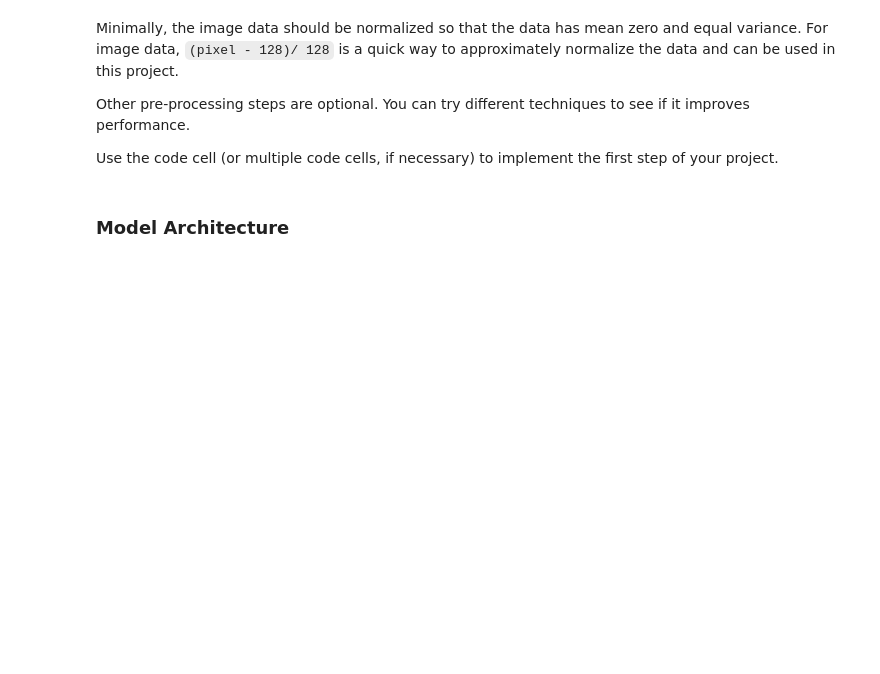
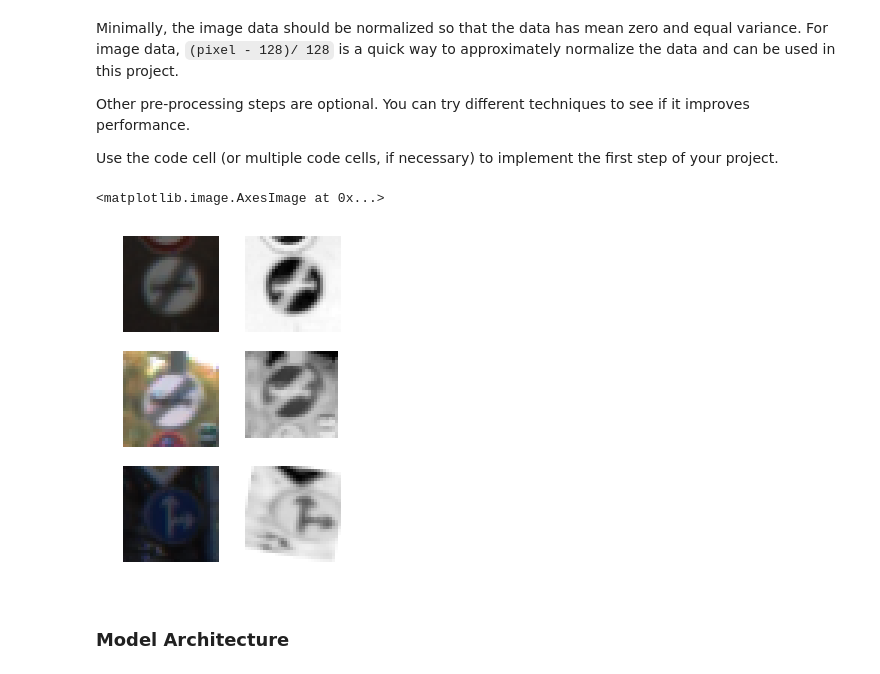
Before and after one commit to nickpoerio/CarND-Traffic-Sign-Classifier-Project, a Jupyter notebook: Traffic_Sign_Classifier.ipynb, the cells around one changed output. Cells and saved outputs as stored; diff of their text form; code cells hidden in the pictures; blank space fills up the shorter version.

```diff
--- a/Traffic_Sign_Classifier.ipynb
+++ b/Traffic_Sign_Classifier.ipynb
@@ -200,16 +200,20 @@ Use the code cell (or multiple code cells, if necessary) to implement the first
 ### Feel free to use as many code cells as needed.
 import cv2
 
-#convert everything to greyscale
+X_train_n = np.zeros(X_train.shape[:-1])
+X_valid_n = np.zeros(X_valid.shape[:-1])
+X_test_n = np.zeros(X_test.shape[:-1])
+
+#convert everything to grayscale
 
 for i in range(n_train):
-    X_train[i]=cv2.cvtColor(X_train[i], cv2.COLOR_RGB2GRAY)
+    X_train_n[i]=cv2.cvtColor(X_train[i], cv2.COLOR_RGB2GRAY)
 
 for i in range(n_validation):
-    X_valid[i]=cv2.cvtColor(X_valid[i], cv2.COLOR_RGB2GRAY)
+    X_valid_n[i]=cv2.cvtColor(X_valid[i], cv2.COLOR_RGB2GRAY)
 
 for i in range(n_test):
-    X_test[i]=cv2.cvtColor(X_test[i], cv2.COLOR_RGB2GRAY)
+    X_test_n[i]=cv2.cvtColor(X_test[i], cv2.COLOR_RGB2GRAY)
 # %%
 #Image augmentation class
 
@@ -272,0 +282,29 @@ class ImgAug:
+# %%
+#augmentation of the training set
+X_train_aug = np.zeros(X_train_n.shape)
+
+for i in range(n_train):
+    X_train_aug[i]=ImgAug().rnd_aug2(X_train_n[i])
+# %%
+plt.figure(figsize=(4,6))
+plt.subplot(3,2,1)
+plt.axis('off')
+plt.imshow(X_train[10])
+plt.subplot(3,2,2)
+plt.axis('off')
+plt.imshow(X_train_aug[10],cmap='Greys')
+plt.subplot(3,2,3)
+plt.axis('off')
+plt.imshow(X_train[100])
+plt.subplot(3,2,4)
+plt.axis('off')
+plt.imshow(X_train_aug[100],cmap='Greys')
+plt.subplot(3,2,5)
+plt.axis('off')
+plt.imshow(X_train[1002])
+plt.subplot(3,2,6)
+plt.axis('off')
+plt.imshow(X_train_aug[1002],cmap='Greys')
+# %% [output]
+<matplotlib.image.AxesImage at 0x...>
+[figure, added]
```
Also changed, not shown: parts of 8 cells of this notebook.
